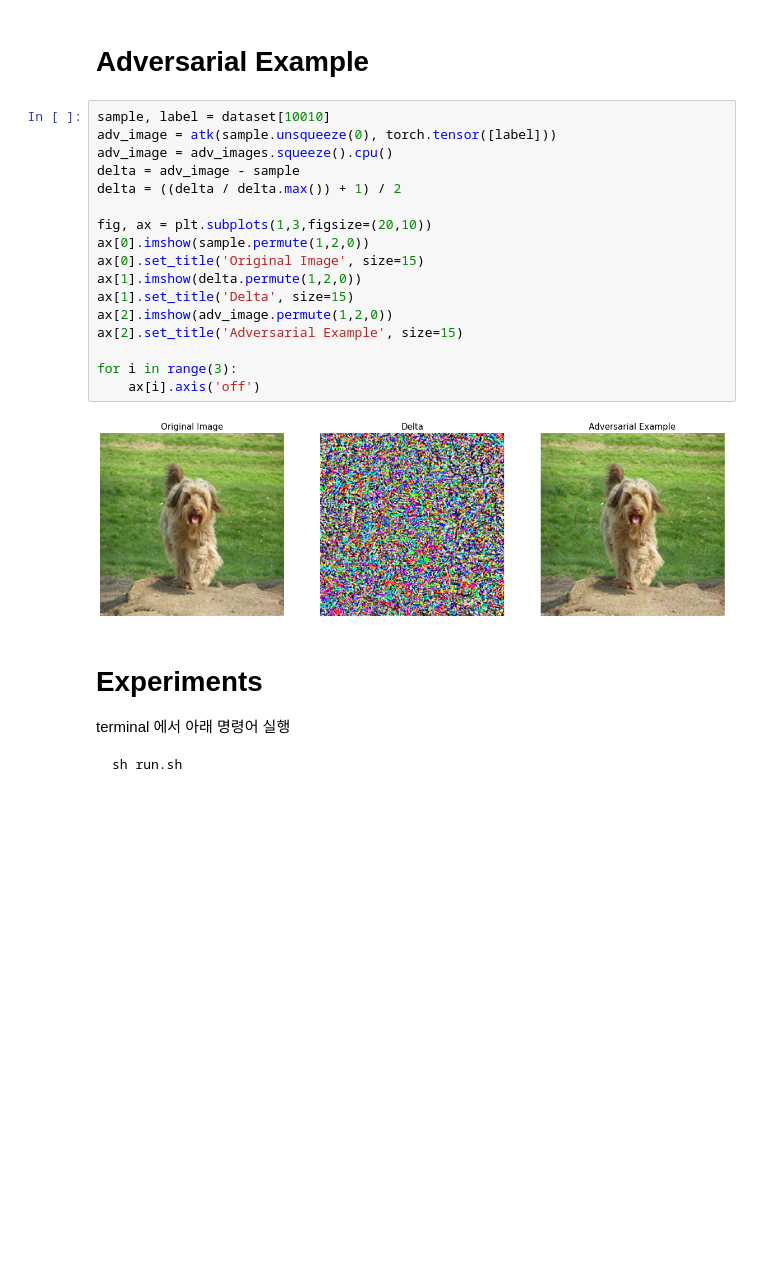
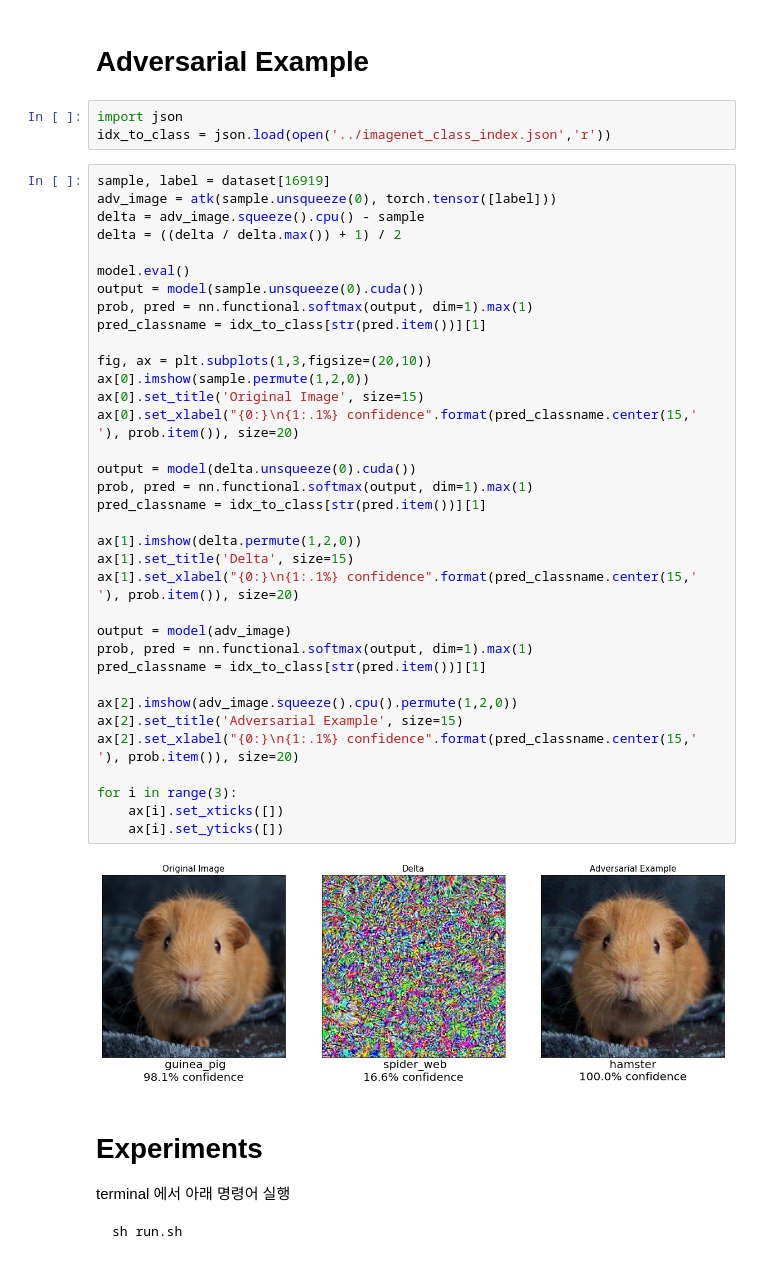
Before and after one commit to hwk0702/keras2torch, a Jupyter notebook: Adversarial_Attack/Projected_Gradient_Descent/PGD (ImageNet).ipynb, the cells around one changed output. Cells and saved outputs as stored; diff of their text form; blank space fills up the shorter version.

```diff
--- a/Adversarial_Attack/Projected_Gradient_Descent/PGD (ImageNet).ipynb
+++ b/Adversarial_Attack/Projected_Gradient_Descent/PGD (ImageNet).ipynb
@@ -300,25 +300,46 @@ print('{} minutes'.format(round(11231.93 / 60)))
 187 minutes
 # %% [markdown]
 # Adversarial Example
+# %%
+import json
+idx_to_class = json.load(open('../imagenet_class_index.json','r'))
 # %%
-sample, label = dataset[10010]
+sample, label = dataset[16919]
 adv_image = atk(sample.unsqueeze(0), torch.tensor([label]))
-adv_image = adv_images.squeeze().cpu()
-delta = adv_image - sample
+delta = adv_image.squeeze().cpu() - sample
 delta = ((delta / delta.max()) + 1) / 2
+
+model.eval()
+output = model(sample.unsqueeze(0).cuda())
+prob, pred = nn.functional.softmax(output, dim=1).max(1)
+pred_classname = idx_to_class[str(pred.item())][1]
 
 fig, ax = plt.subplots(1,3,figsize=(20,10))
 ax[0].imshow(sample.permute(1,2,0))
 ax[0].set_title('Original Image', size=15)
+ax[0].set_xlabel("{0:}\n{1:.1%} confidence".format(pred_classname.center(15,' '), prob.item()), size=20)
+
+output = model(delta.unsqueeze(0).cuda())
+prob, pred = nn.functional.softmax(output, dim=1).max(1)
+pred_classname = idx_to_class[str(pred.item())][1]
+
 ax[1].imshow(delta.permute(1,2,0))
 ax[1].set_title('Delta', size=15)
-ax[2].imshow(adv_image.permute(1,2,0))
+ax[1].set_xlabel("{0:}\n{1:.1%} confidence".format(pred_classname.center(15,' '), prob.item()), size=20)
+
+output = model(adv_image)
+prob, pred = nn.functional.softmax(output, dim=1).max(1)
+pred_classname = idx_to_class[str(pred.item())][1]
+
+ax[2].imshow(adv_image.squeeze().cpu().permute(1,2,0))
 ax[2].set_title('Adversarial Example', size=15)
+ax[2].set_xlabel("{0:}\n{1:.1%} confidence".format(pred_classname.center(15,' '), prob.item()), size=20)
 
 for i in range(3):
-    ax[i].axis('off')
+    ax[i].set_xticks([])
+    ax[i].set_yticks([])
 # %% [output]
-[figure, old version]
+[figure, new version]
 # %% [markdown]
 # Experiments
 
```
Also changed, not shown: parts of 2 cells of this notebook, 2 other files.
